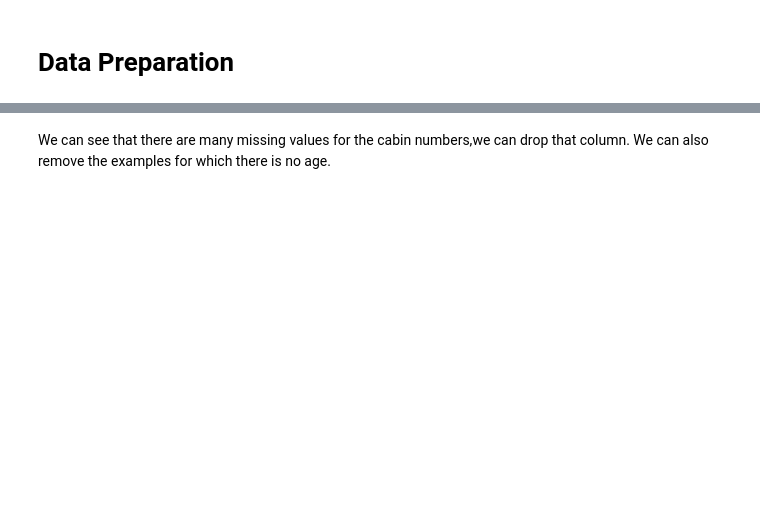
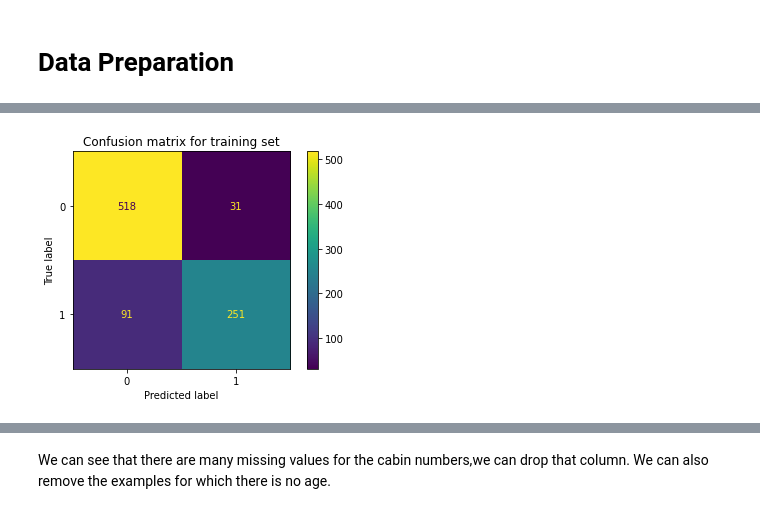
Before and after one commit to pmassouf/Titanic-Competition, a Jupyter notebook: titanic-competition.ipynb, the cells around one changed output, grey strips where cells are left out. Saved outputs shown, nothing was run; the diff lists cells and outputs as text; code cells hidden in the pictures; blank space fills up the shorter version.

```diff
--- a/titanic-competition.ipynb
+++ b/titanic-competition.ipynb
@@ -123,0 +223,9 @@ dtype: int64
+# %%
+estimator = GradientBoostingClassifier(random_state = random_state)
+model = pipeline(numerical_imputer = numerical_imputer
+                 , numerical_scaler = numerical_scaler
+                 , numerical_features = numerical_features
+                 , categorical_imputer = categorical_imputer
+                 , categorical_encoder = categorical_encoder
+                 , categorical_features = categorical_features
+                 , estimator = estimator)
@@ -123,0 +237,11 @@ dtype: int64
+# %%
+model.fit(X_train, y_train)
+Y_train_pred = model.predict(X_train)
+
+from sklearn.metrics import ConfusionMatrixDisplay
+
+ConfusionMatrixDisplay.from_predictions(y_train, Y_train_pred)
+plt.title('Confusion matrix for training set' )
+plt.show()
+# %% [output]
+[figure, added]
```
Also changed, not shown: parts of 52 cells of this notebook.
